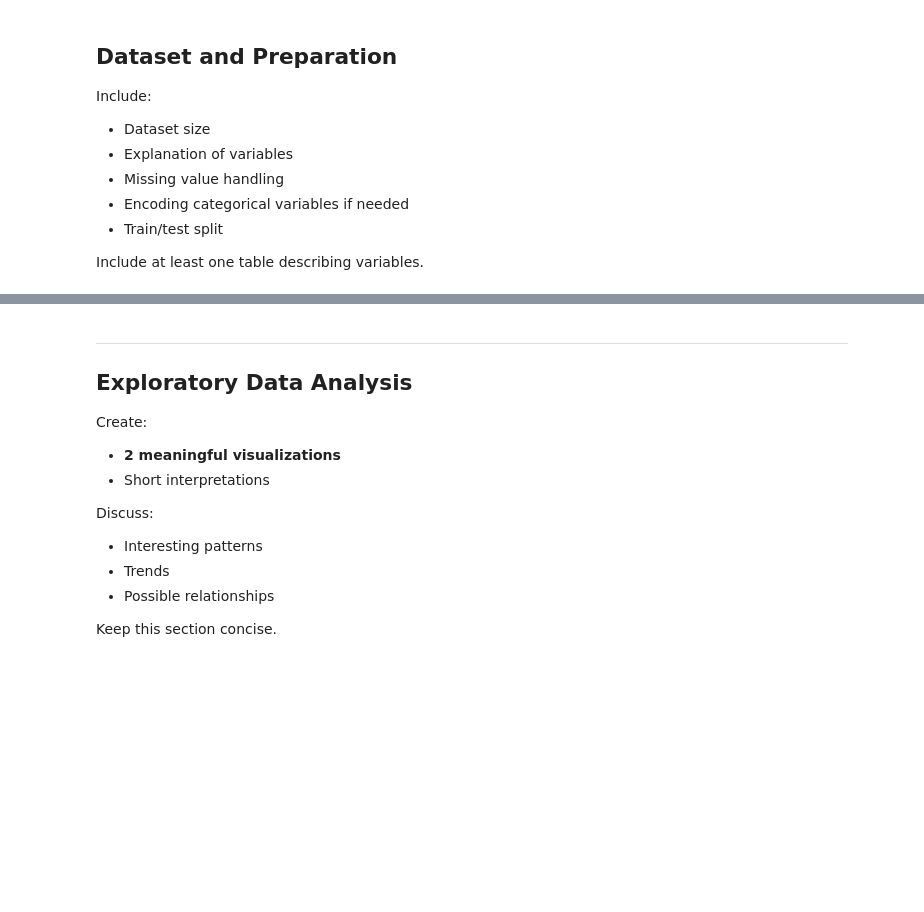
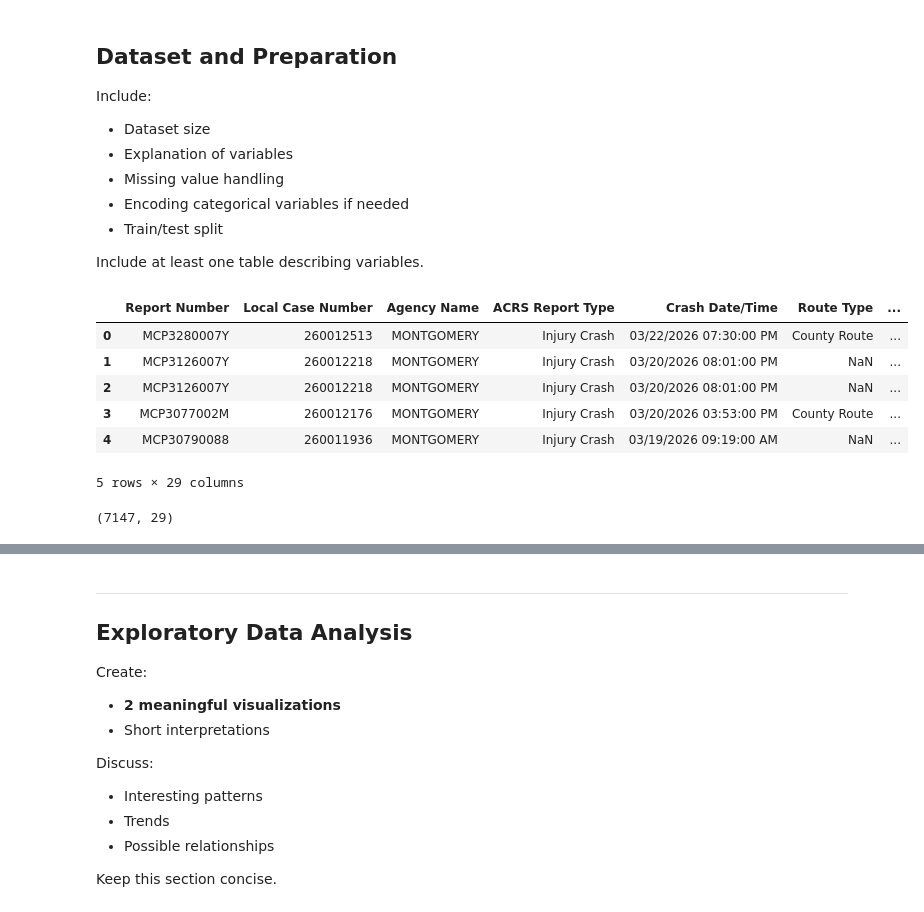
Before and after one commit to Nikolai-N484/Data201_NikolaiN, a Jupyter notebook: Project3/Nikolai_Navarro_Project3_Week14.ipynb, the cells around one changed output, grey strips where cells are left out. Drawn from its saved outputs; the diff is of its cells as text; code cells hidden in the pictures; blank space fills up the shorter version.

```diff
--- a/Project3/Nikolai_Navarro_Project3_Week14.ipynb
+++ b/Project3/Nikolai_Navarro_Project3_Week14.ipynb
@@ -29,3 +36,26 @@ Include:
 - Train/test split
 
 Include at least one table describing variables.
+# %%
+import pandas as pd
+import numpy as np
+import matplotlib.pyplot as plt
+import seaborn as sns
+import datetime as dt
+
+df = pd.read_csv("https://raw.githubusercontent.com/Nikolai-N484/Data201_NikolaiN/refs/heads/main/Crash_Reporting_-_Non-Motorists_Data_20260329.csv")
+
+df.head()
+# %% [output]
+|  | Report Number | Local Case Number | Agency Name | ACRS Report Type | Crash Date/Time | Route Type | ... |
+| 0 | MCP3280007Y | 260012513 | MONTGOMERY | Injury Crash | 03/22/2026 07:30:00 PM | County Route | ... |
+| 1 | MCP3126007Y | 260012218 | MONTGOMERY | Injury Crash | 03/20/2026 08:01:00 PM | NaN | ... |
+| 2 | MCP3126007Y | 260012218 | MONTGOMERY | Injury Crash | 03/20/2026 08:01:00 PM | NaN | ... |
+| 3 | MCP3077002M | 260012176 | MONTGOMERY | Injury Crash | 03/20/2026 03:53:00 PM | County Route | ... |
+| 4 | MCP30790088 | 260011936 | MONTGOMERY | Injury Crash | 03/19/2026 09:19:00 AM | NaN | ... |
+5 rows × 29 columns
+# %%
+shape = df.shape
+print(shape)
+# %% [output]
+(7147, 29)
```
Also changed, not shown: parts of 7 cells of this notebook.
